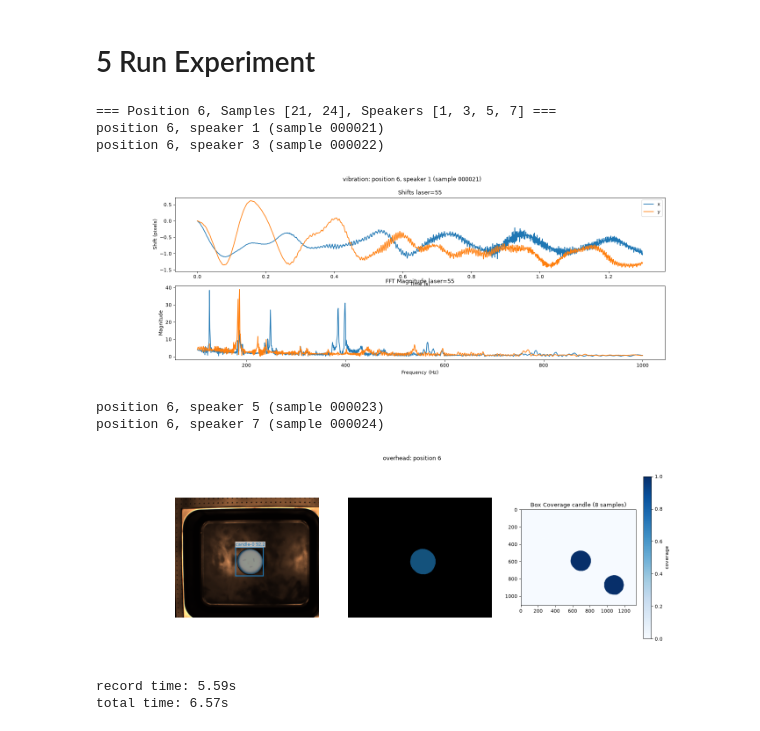
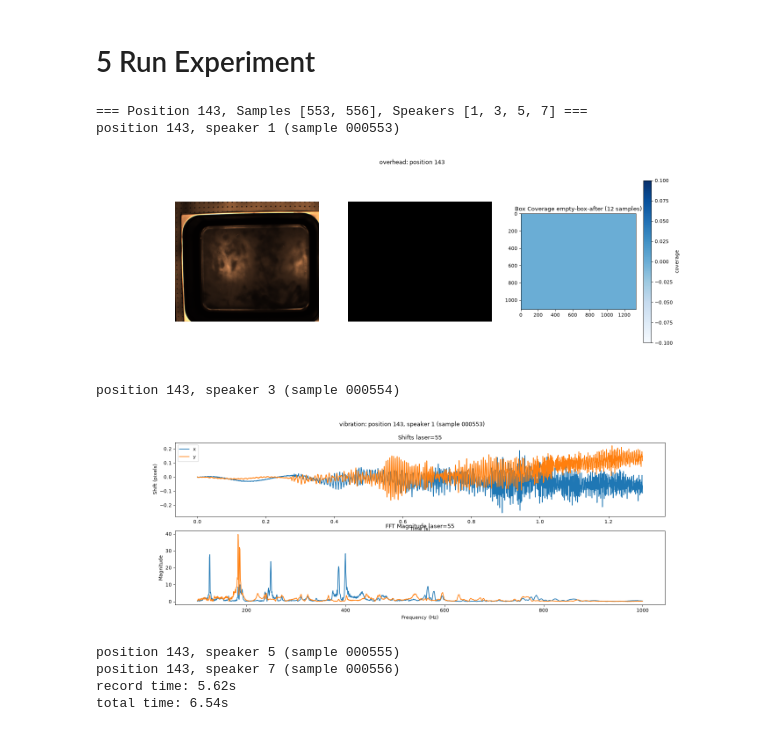
Before and after one commit to eitanturok/good-vibrations, a Jupyter notebook: src/record.ipynb, the cells around one changed output. Cells and saved outputs as stored; diff of their text form; code cells hidden in the pictures.

```diff
--- a/src/record.ipynb
+++ b/src/record.ipynb
@@ -1239,10 +1242,13 @@ CROP_PARAMS = {
 
 PROMPTS = {'bullet': 'Metal circle', 'cylinder-bullet-stack': 'Metal circle',
            'green-cube': 'Green square', 'purple-cube': 'Purple square', 'red-cube': 'Red cube',
-           'left shoe': 'white sneaker', 'right shoe': 'white sneaker', 'pingpong paddle': 'pingpong paddle', 'dog toy': 'dog toy', 'ring': 'concrete ring', 'mug': 'inside of the mug',
-           'candle': 'candle', 'soap bottle': 'a white rectangle soap dispenser', 'tomato sauce': 'tomato sauce can', 'coffee pot': 'moka coffee pot',
-           'plant': 'circular plant and pot', 'biscoff': 'red lid', 'coffee can': 'red gold nescafe lid', 'cube': 'red square',
-           'ceramic vase': 'tan circular ceramic vase', 'cylinder': "silver metal cylinder"}
+           'left shoe': 'white sneaker', 'right shoe': 'white sneaker', 'pingpong paddle': 'pingpong paddle', 'dog toy': 'dog toy', 'mug': 'inside of the mug',
+           'candle': 'candle', 'soap dispenser': 'a white rectangle soap dispenser', 'tomato sauce': 'tomato sauce can', 'coffee pot': 'moka coffee pot',
+           'plant': 'circular plant and pot', 'biscoff': 'red lid', 'coffee can': 'coffee container', 'cube': 'red square',
+           'vase': 'tan circular ceramic vase', 'cylinder': "silver metal cylinder", 'ring': 'gray concrete ring',
+           'cylinder-500g': "silver metal cylinder", 'cylinder-200g': "silver metal cylinder", 'cylinder-100g': "silver metal cylinder",
+           'glass-cup': 'glass cup', 'duct-tape': 'roll of duct tape', 'book': 'book', 'red-beans': 'bag of red beans', 'quinoa': 'bag of red quinoa'
+           }
 
 COLOR_WORDS = ["red", "green", "blue", "yellow", "purple", "orange", "pink", "black", "white", "gray", "brown"]
 
@@ -1515,8 +1521,8 @@ DEBUG = True
 speakers    = [1, 3, 5, 7]
 box         = 'gastronorm'
 
-objects     = {'candle': 1}
-layout      = 'candle'
+objects     = {}
+layout      = 'empty-box-after'
 description  = f"{', '.join(objects.keys())} on the floor of a {box} box from a bird's eye view."
 if len(objects) == 0: description  = f"An empty {box} box from a bird's eye view."
 prompts   = [PROMPTS[o] for o in objects]
@@ -1561,39 +1567,39 @@ if VIBRATE:
                 display(Image(filename=str(DEBUG_DIR / 'vibration.png')))
                 plot_vibration_thread = None
     finally:
         cam.grabber.stop() # close the camera
         cam.grabber.flush_buffers()
 
 # signal that we are done
 play_audio(done_audio, [1, 2, 3, 4, 5, 6, 7, 8])
 print(f'record time: {time.perf_counter() - t0:.2f}s')
 
 # plot overhead
 if plot_overhead_thread is not None:
     plot_overhead_thread.join() # block until plots are made
     display(Image(filename=str(DEBUG_DIR / 'overhead.png')))
     plot_overhead_thread = None
 
 if VIBRATE and plot_vibration_thread is not None:
     plot_vibration_thread.join() # block until plots are made
     display(Image(filename=str(DEBUG_DIR / 'vibration.png')))
     plot_thread = None
 
 # update positions
 add_position(positions_file, position_id, [d.name for d in sample_dirs])
 
 # block until finish saving samples
 [t.join() for t in jobs]
 jobs.clear() # clear memory from previous samples
 
 print(f'total time: {time.perf_counter() - t0:.2f}s')
 # %% [output]
-=== Position 6, Samples [21, 24], Speakers [1, 3, 5, 7] ===
-position 6, speaker 1 (sample 000021)
-position 6, speaker 3 (sample 000022)
+=== Position 143, Samples [553, 556], Speakers [1, 3, 5, 7] ===
+position 143, speaker 1 (sample 000553)
-[figure, old version]
+[figure, new version]
-position 6, speaker 5 (sample 000023)
-position 6, speaker 7 (sample 000024)
+position 143, speaker 3 (sample 000554)
-[figure, old version]
+[figure, new version]
-record time: 5.59s
-total time: 6.57s
+position 143, speaker 5 (sample 000555)
+position 143, speaker 7 (sample 000556)
+record time: 5.62s
+total time: 6.54s
```
Also changed, not shown: parts of 8 cells of this notebook, 6 other files.
